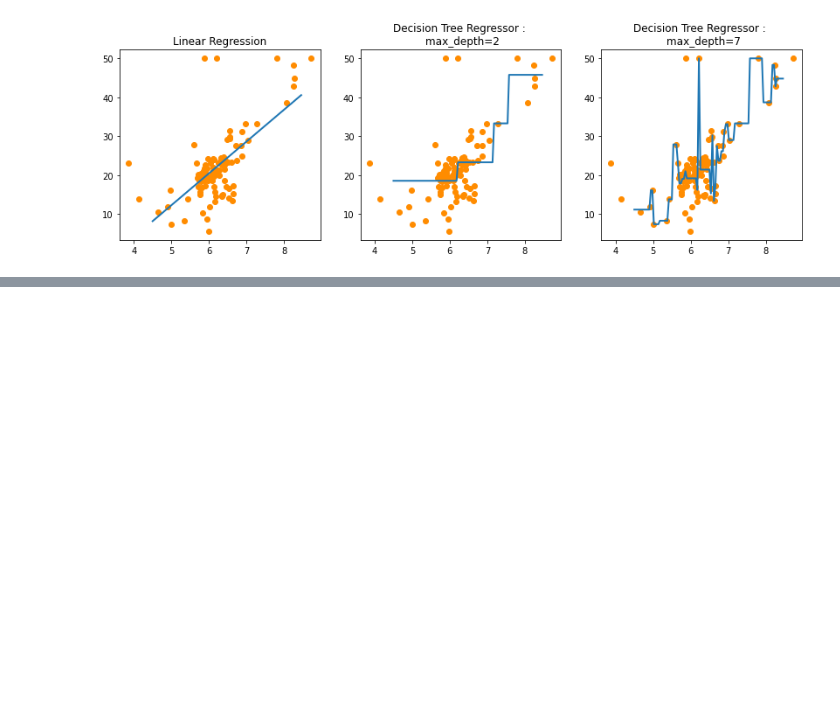
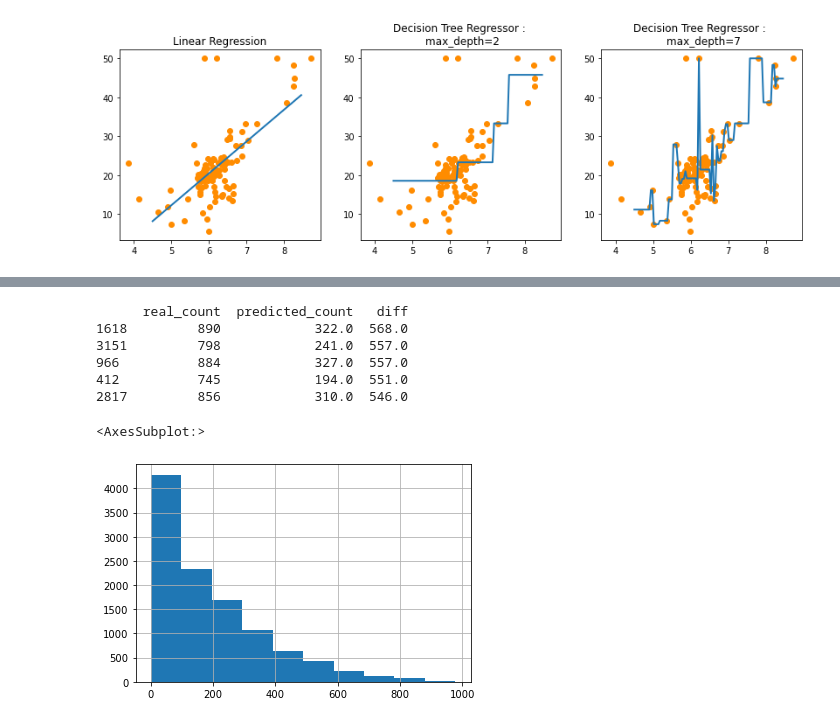
Before and after one commit to kayeehan/ML-books-study, a Jupyter notebook: ML-books(파이썬 머신러닝 완벽 가이드)_Ch.04~05.ipynb, the cells around one changed output, grey strips where cells are left out. Saved outputs shown, nothing was run; the diff lists cells and outputs as text; code cells hidden in the pictures; blank space fills up the shorter version.

```diff
--- a/ML-books(파이썬 머신러닝 완벽 가이드)_Ch.04~05.ipynb
+++ b/ML-books(파이썬 머신러닝 완벽 가이드)_Ch.04~05.ipynb
@@ -2669,0 +2797,25 @@ ax3.plot(X_test, pred_rf7, label='max_depth:7', linewidth=2)
+# %%
+# 오류 값이 가장 큰 순으로 5개만 확인
+def get_top_error_data(y_test, pred, n_tops = 5):
+    # DataFrame의 칼럼으로 실제 대여 횟수(count)와 예측값을 서로 비교할 수 있도록 생성
+    result_df = pd.DataFrame(y_test.values, columns=['real_count'])
+    result_df['predicted_count']=np.round(pred)
+    result_df['diff'] = np.abs(result_df['real_count']-result_df['predicted_count'])
+
+    # 예측값과 실제 값이 가장 큰 데이터 순으로 출력
+    print(result_df.sort_values('diff', ascending=False)[:n_tops])
+
+get_top_error_data(y_test, pred)
+# %% [output]
+      real_count  predicted_count   diff
+1618         890            322.0  568.0
+3151         798            241.0  557.0
+966          884            327.0  557.0
+412          745            194.0  551.0
+2817         856            310.0  546.0
+# %%
+# 타겟 값이 정규 분포를 이루는지 확인
+y_target.hist() # 0~200 사이에 왜곡돼 있음.
+# %% [output]
+<AxesSubplot:>
+[figure, added]
```
Also changed, not shown: parts of 51 cells of this notebook.
